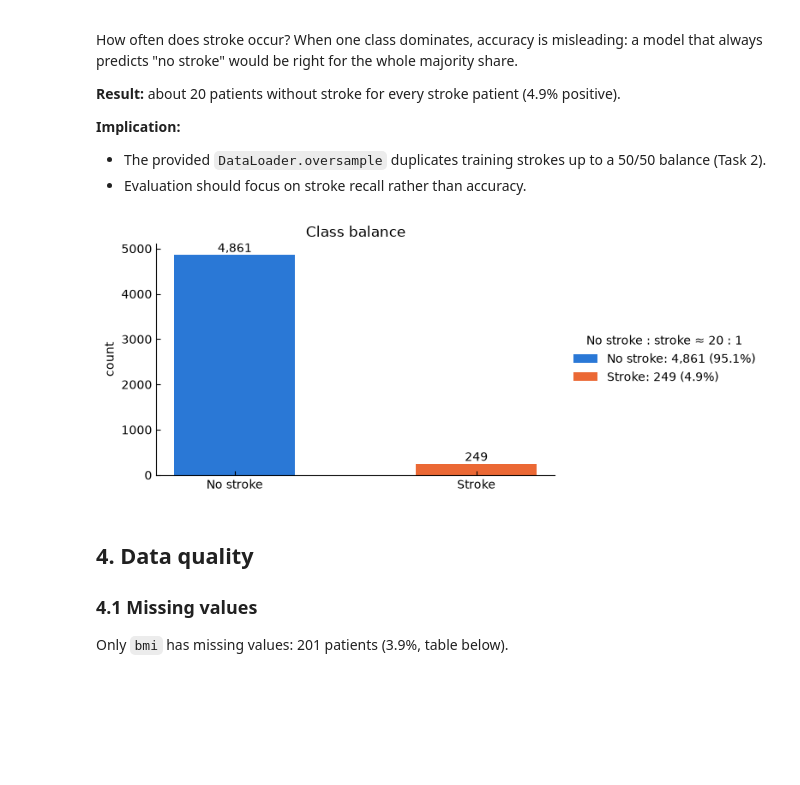
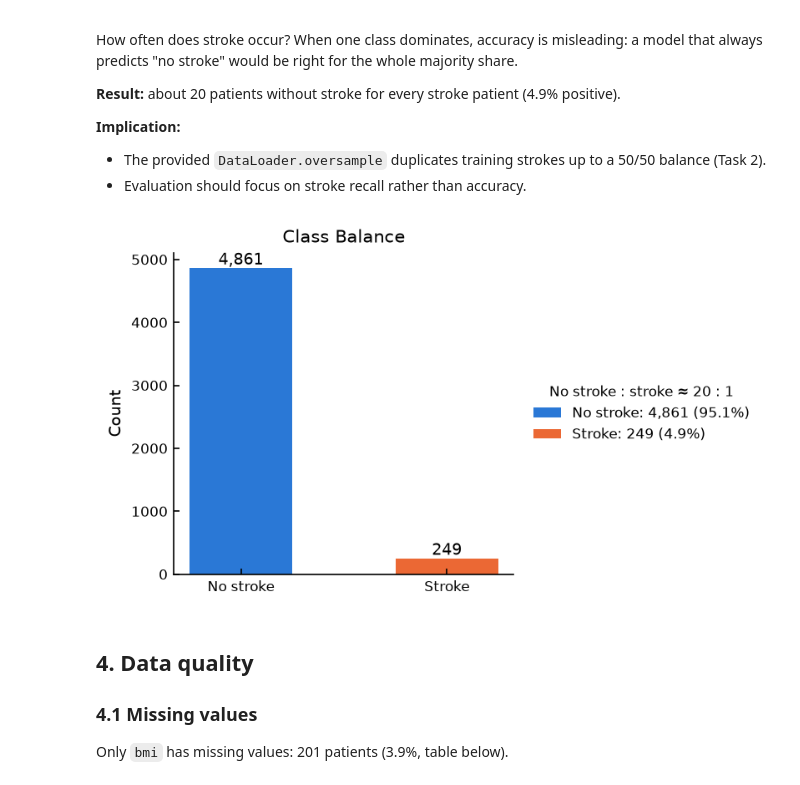
Before and after one commit to YeapJieShen/WQF7009-Assignment1, a Jupyter notebook: notebooks/01_eda.ipynb, the cells around one changed output. Saved outputs shown, nothing was run; the diff lists cells and outputs as text; code cells hidden in the pictures; blank space fills up the shorter version.

```diff
--- a/notebooks/01_eda.ipynb
+++ b/notebooks/01_eda.ipynb
@@ -189,21 +197,28 @@ How often does stroke occur? When one class dominates, accuracy is misleading: a
 - The provided `DataLoader.oversample` duplicates training strokes up to a 50/50 balance (Task 2).
 - Evaluation should focus on stroke recall rather than accuracy.
 # %%
-counts = data.stroke.value_counts().sort_index()
+counts = data["stroke"].value_counts().sort_index()
 
-fig, ax = plt.subplots(figsize=(6, 3.5))
-for i, (name, color) in enumerate([("No stroke", "C0"), ("Stroke", "C1")]):
-    bar = ax.bar(name, counts[i], color=color, width=0.5,
-                 label=f"{name}: {counts[i]:,} ({counts[i] / counts.sum():.1%})")
+fig, ax = plt.subplots(figsize=(FIGURE_WIDTH * 0.75, 3))
+for outcome, name, color in [(0, "No stroke", COLORS["blue"]), (1, "Stroke", COLORS["orange"])]:
+    bar = ax.bar(
+        name,
+        counts[outcome],
+        color=color,
+        width=0.5,
+        label=f"{name}: {counts[outcome]:,} ({counts[outcome] / counts.sum():.1%})",
+    )
     ax.bar_label(bar, fmt="{:,.0f}")
-ax.set_ylabel("count")
-ax.set_title("Class balance")
-ax.legend(title=f"No stroke : stroke ≈ {counts[0] / counts[1]:.0f} : 1",
-          loc="center left", bbox_to_anchor=(1.02, 0.5))
-fig.savefig(FIG_DIR / "eda_class_balance.png", bbox_inches="tight")
+ax.set(ylabel="Count", title="Class Balance")
+ax.legend(
+    title=f"No stroke : stroke ≈ {counts[0] / counts[1]:.0f} : 1",
+    loc="center left",
+    bbox_to_anchor=(1.02, 0.5),
+)
+save_figure(fig, "eda_class_balance")
 plt.show()
 # %% [output]
-[figure, old version]
+[figure, new version]
 # %% [markdown]
 <a id="sec-quality"></a>
 ## 4. Data quality
```
Also changed, not shown: parts of 19 cells of this notebook.
